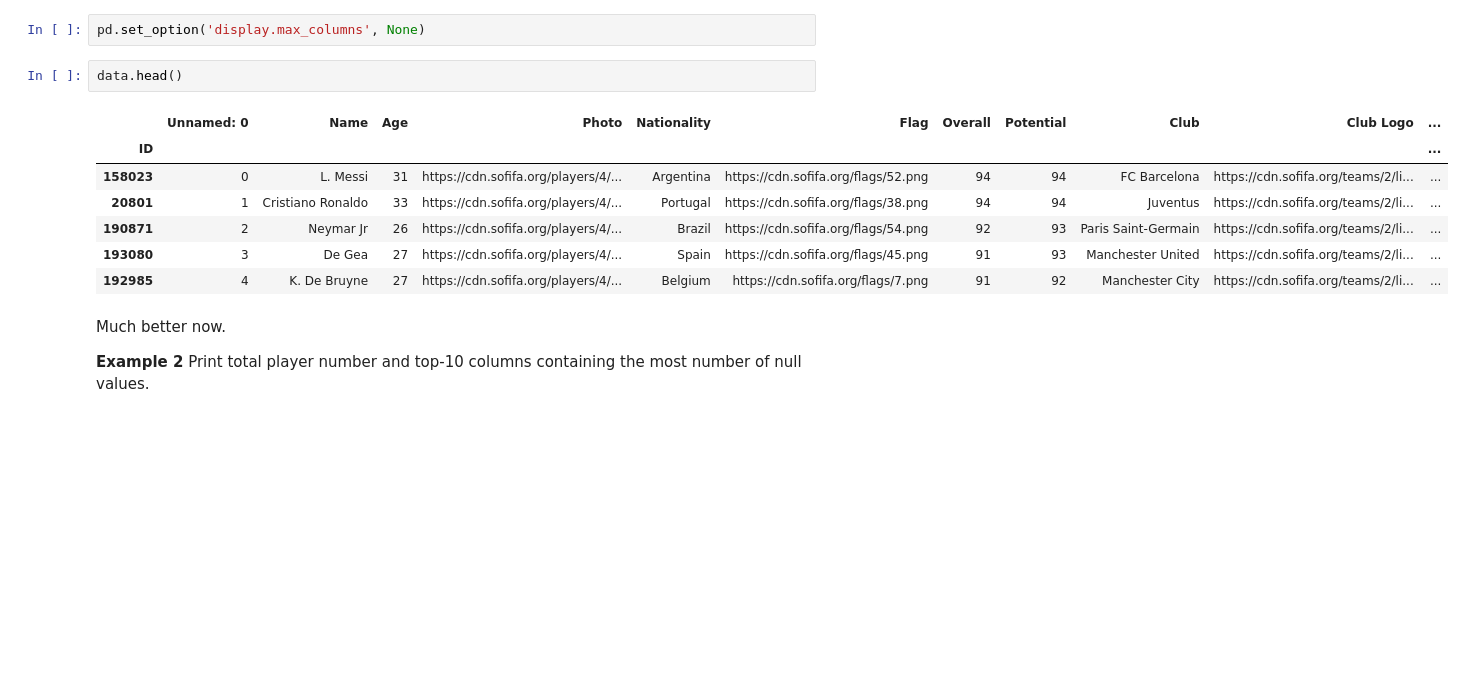
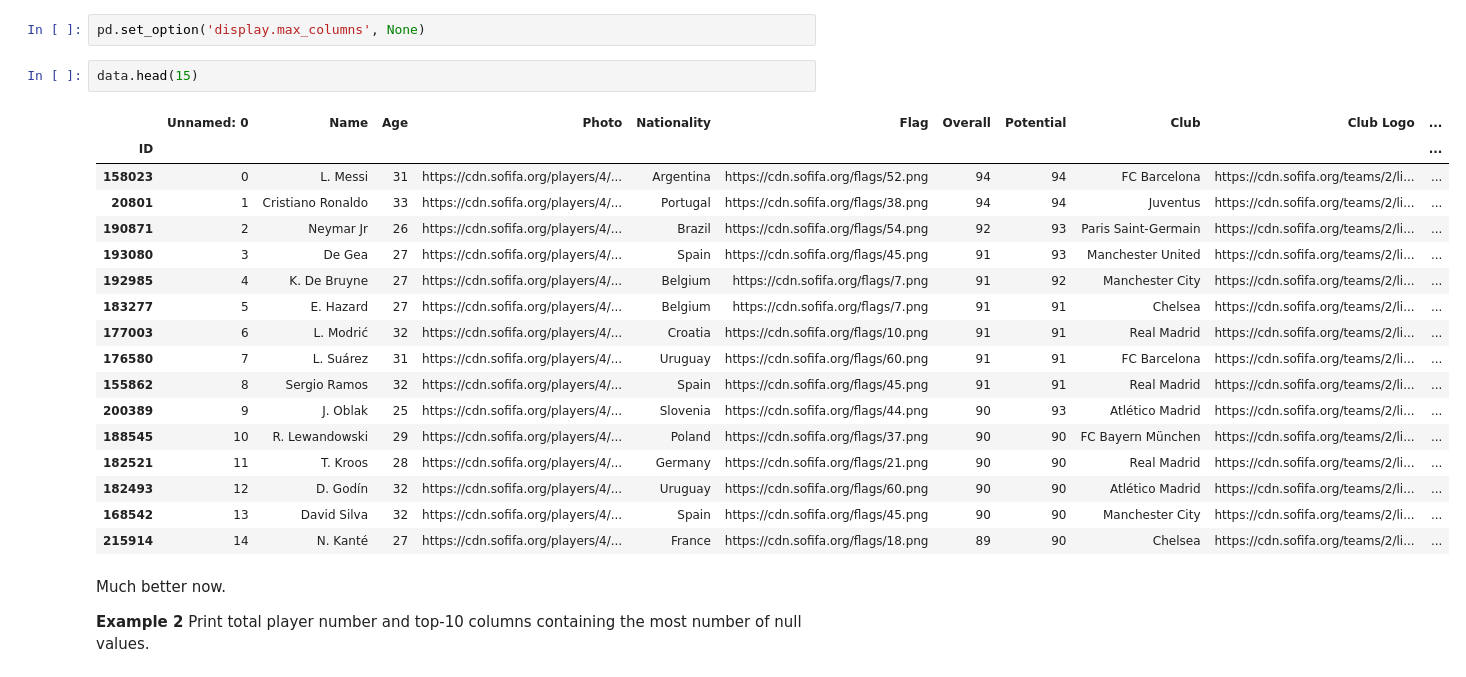
Before and after one commit to AndreiKrupets/ml-intro-HW2, a Jupyter notebook: seminar_and_homework_v0202.ipynb, the cells around one changed output. Drawn from its saved outputs; the diff is of its cells as text; blank space fills up the shorter version.

```diff
--- a/seminar_and_homework_v0202.ipynb
+++ b/seminar_and_homework_v0202.ipynb
@@ -51,15 +51,25 @@ Unfortunately the number of columns exceeds the maximum visible default value in
 # %%
 pd.set_option('display.max_columns', None)
 # %%
-data.head()
+data.head(15)
 # %% [output]
 |  | Unnamed: 0 | Name | Age | Photo | Nationality | Flag | Overall | Potential | Club | Club Logo | ... |
 | ID |  |  |  |  |  |  |  |  |  |  | ... |
 | 158023 | 0 | L. Messi | 31 | https://cdn.sofifa.org/players/4/... | Argentina | https://cdn.sofifa.org/flags/52.png | 94 | 94 | FC Barcelona | https://cdn.sofifa.org/teams/2/li... | ... |
 | 20801 | 1 | Cristiano Ronaldo | 33 | https://cdn.sofifa.org/players/4/... | Portugal | https://cdn.sofifa.org/flags/38.png | 94 | 94 | Juventus | https://cdn.sofifa.org/teams/2/li... | ... |
 | 190871 | 2 | Neymar Jr | 26 | https://cdn.sofifa.org/players/4/... | Brazil | https://cdn.sofifa.org/flags/54.png | 92 | 93 | Paris Saint-Germain | https://cdn.sofifa.org/teams/2/li... | ... |
 | 193080 | 3 | De Gea | 27 | https://cdn.sofifa.org/players/4/... | Spain | https://cdn.sofifa.org/flags/45.png | 91 | 93 | Manchester United | https://cdn.sofifa.org/teams/2/li... | ... |
 | 192985 | 4 | K. De Bruyne | 27 | https://cdn.sofifa.org/players/4/... | Belgium | https://cdn.sofifa.org/flags/7.png | 91 | 92 | Manchester City | https://cdn.sofifa.org/teams/2/li... | ... |
+| 183277 | 5 | E. Hazard | 27 | https://cdn.sofifa.org/players/4/... | Belgium | https://cdn.sofifa.org/flags/7.png | 91 | 91 | Chelsea | https://cdn.sofifa.org/teams/2/li... | ... |
+| 177003 | 6 | L. Modrić | 32 | https://cdn.sofifa.org/players/4/... | Croatia | https://cdn.sofifa.org/flags/10.png | 91 | 91 | Real Madrid | https://cdn.sofifa.org/teams/2/li... | ... |
+| 176580 | 7 | L. Suárez | 31 | https://cdn.sofifa.org/players/4/... | Uruguay | https://cdn.sofifa.org/flags/60.png | 91 | 91 | FC Barcelona | https://cdn.sofifa.org/teams/2/li... | ... |
+| 155862 | 8 | Sergio Ramos | 32 | https://cdn.sofifa.org/players/4/... | Spain | https://cdn.sofifa.org/flags/45.png | 91 | 91 | Real Madrid | https://cdn.sofifa.org/teams/2/li... | ... |
+| 200389 | 9 | J. Oblak | 25 | https://cdn.sofifa.org/players/4/... | Slovenia | https://cdn.sofifa.org/flags/44.png | 90 | 93 | Atlético Madrid | https://cdn.sofifa.org/teams/2/li... | ... |
+| 188545 | 10 | R. Lewandowski | 29 | https://cdn.sofifa.org/players/4/... | Poland | https://cdn.sofifa.org/flags/37.png | 90 | 90 | FC Bayern München | https://cdn.sofifa.org/teams/2/li... | ... |
+| 182521 | 11 | T. Kroos | 28 | https://cdn.sofifa.org/players/4/... | Germany | https://cdn.sofifa.org/flags/21.png | 90 | 90 | Real Madrid | https://cdn.sofifa.org/teams/2/li... | ... |
+| 182493 | 12 | D. Godín | 32 | https://cdn.sofifa.org/players/4/... | Uruguay | https://cdn.sofifa.org/flags/60.png | 90 | 90 | Atlético Madrid | https://cdn.sofifa.org/teams/2/li... | ... |
+| 168542 | 13 | David Silva | 32 | https://cdn.sofifa.org/players/4/... | Spain | https://cdn.sofifa.org/flags/45.png | 90 | 90 | Manchester City | https://cdn.sofifa.org/teams/2/li... | ... |
+| 215914 | 14 | N. Kanté | 27 | https://cdn.sofifa.org/players/4/... | France | https://cdn.sofifa.org/flags/18.png | 89 | 90 | Chelsea | https://cdn.sofifa.org/teams/2/li... | ... |
 # %% [markdown]
 Much better now.
 
```
Also changed, not shown: parts of 14 cells of this notebook.
